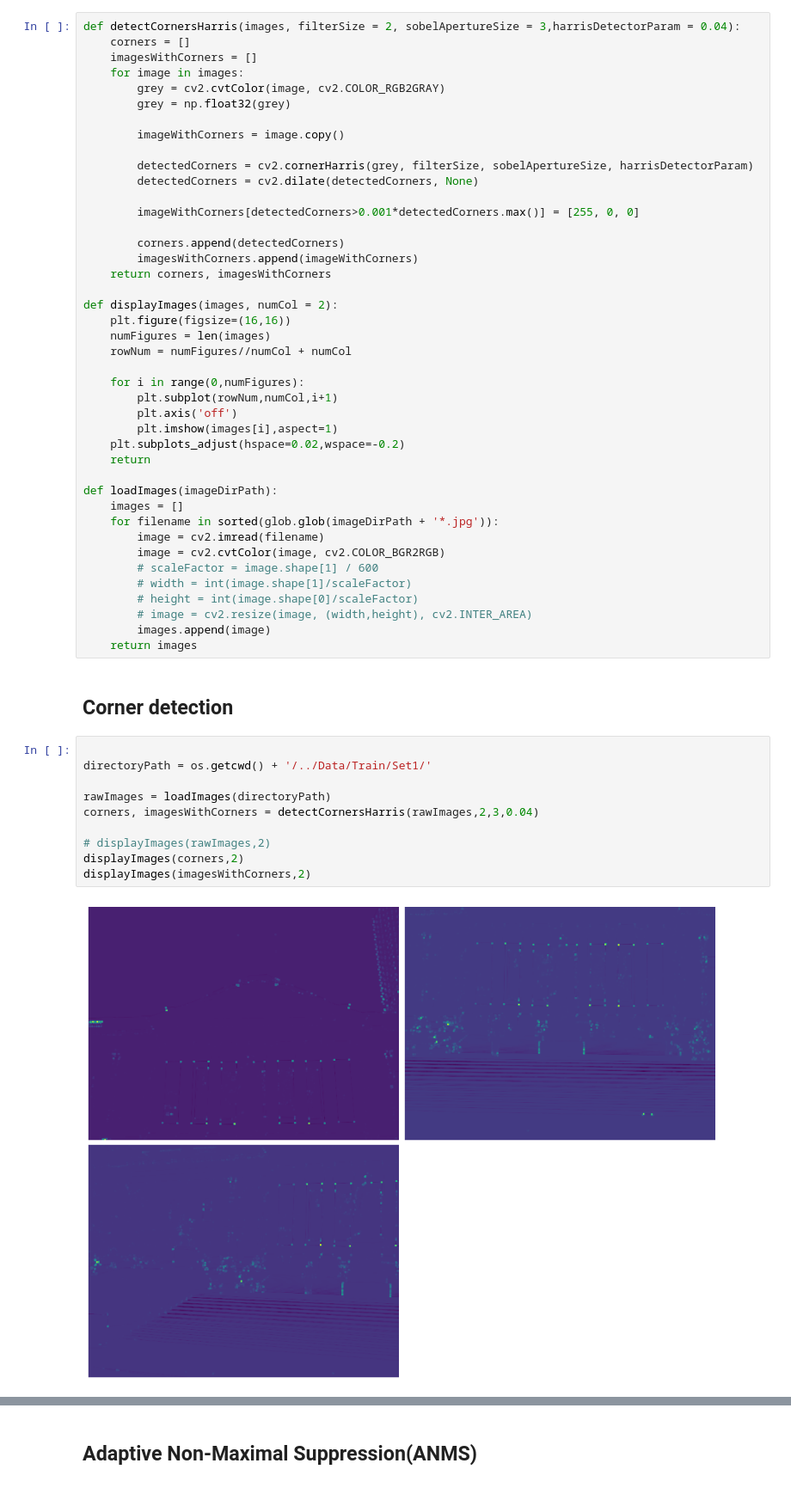
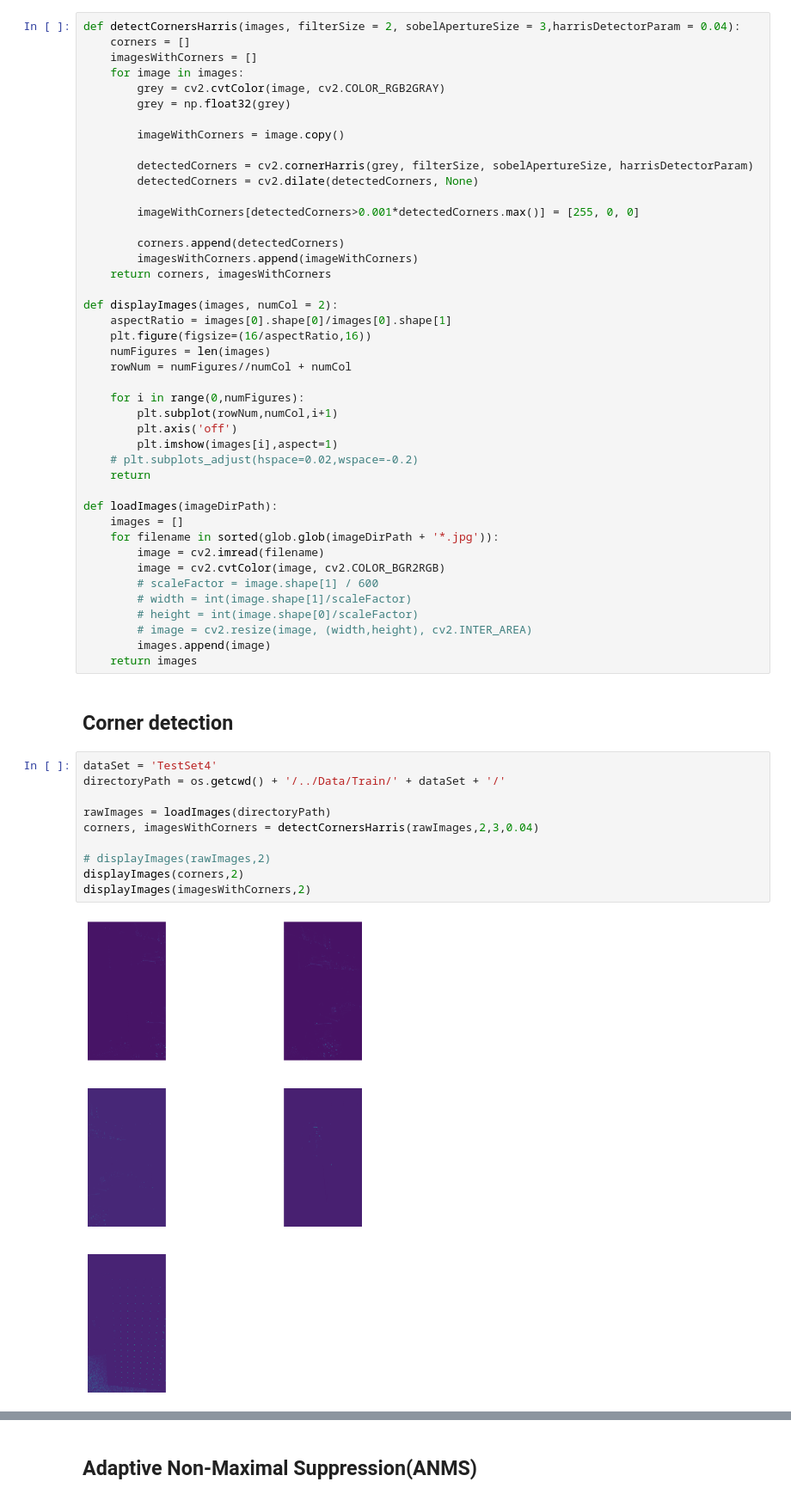
Before and after one commit to siyuanhuang97421/PanoramaStitching, a Jupyter notebook: Phase1/Code/Phase1.ipynb, the cells around one changed output, grey strips where cells are left out. Shown at 86% size. Saved outputs shown, nothing was run; the diff lists cells and outputs as text.

Commit message:
Phase 1 stitching visualization

```diff
--- a/Phase1/Code/Phase1.ipynb
+++ b/Phase1/Code/Phase1.ipynb
@@ -29,7 +29,8 @@ def detectCornersHarris(images, filterSize = 2, sobelApertureSize = 3,harrisDete
     return corners, imagesWithCorners
 
 def displayImages(images, numCol = 2):
-    plt.figure(figsize=(16,16))
+    aspectRatio = images[0].shape[0]/images[0].shape[1]
+    plt.figure(figsize=(16/aspectRatio,16))
     numFigures = len(images)
     rowNum = numFigures//numCol + numCol
 
@@ -37,7 +38,7 @@ def displayImages(images, numCol = 2):
         plt.subplot(rowNum,numCol,i+1)
         plt.axis('off')
         plt.imshow(images[i],aspect=1)
-    plt.subplots_adjust(hspace=0.02,wspace=-0.2)
+    # plt.subplots_adjust(hspace=0.02,wspace=-0.2)
     return
 
 def loadImages(imageDirPath):
@@ -54,14 +55,14 @@ def loadImages(imageDirPath):
 # %% [markdown]
 ## Corner detection
 # %%
-
-directoryPath = os.getcwd() + '/../Data/Train/Set1/'
+dataSet = 'TestSet4'
+directoryPath = os.getcwd() + '/../Data/Train/' + dataSet + '/'
 
 rawImages = loadImages(directoryPath)
 corners, imagesWithCorners = detectCornersHarris(rawImages,2,3,0.04)
 
 # displayImages(rawImages,2)
 displayImages(corners,2)
 displayImages(imagesWithCorners,2)
 # %% [output]
-[figure, old version]
+[figure, new version]
```
Also changed, not shown: parts of 5 cells of this notebook.
